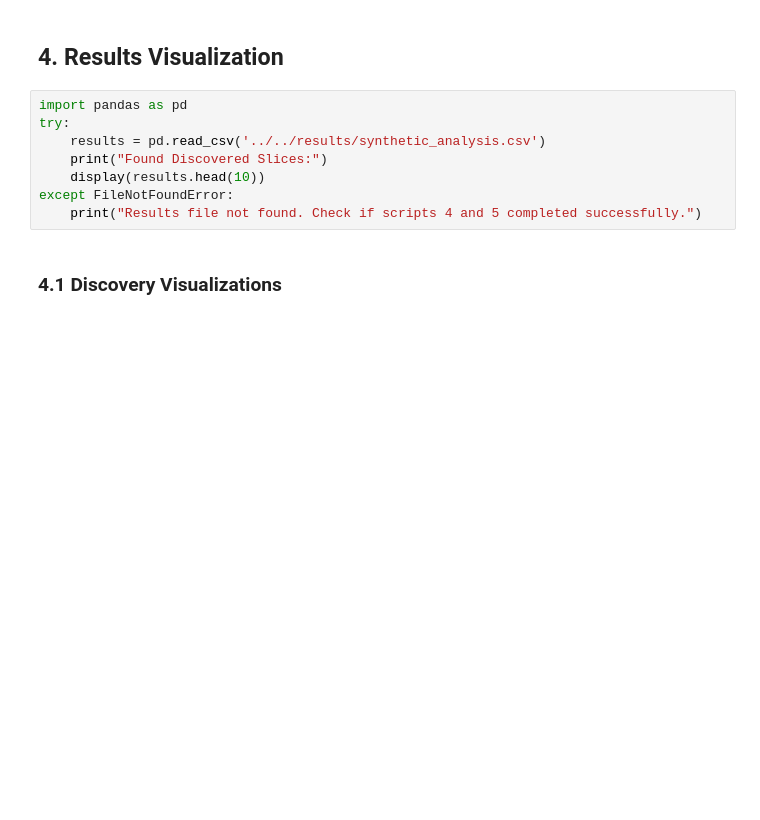
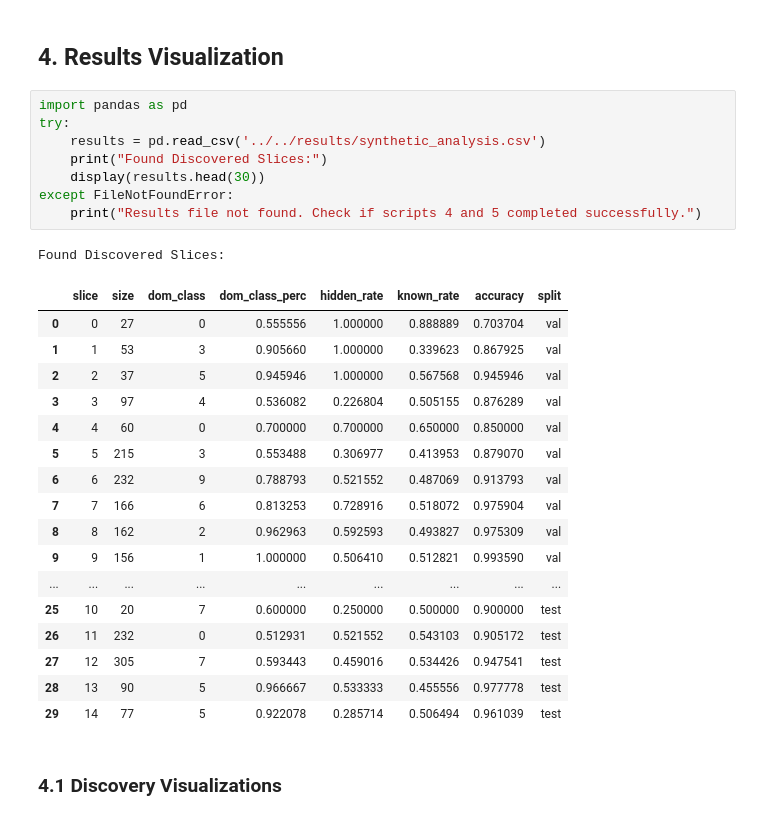
Before and after one commit to stu-rdy/uncover_hidden_stratification, a Jupyter notebook: experiments/synthetic/notebooks/reproduce_synthetic.ipynb, the cells around one changed output. Saved outputs shown, nothing was run; the diff lists cells and outputs as text; blank space fills up the shorter version.

```diff
--- a/experiments/synthetic/notebooks/reproduce_synthetic.ipynb
+++ b/experiments/synthetic/notebooks/reproduce_synthetic.ipynb
@@ -73,11 +158,30 @@ CONFIG = "configs/colab_config.yaml"
 # %%
 import pandas as pd
 try:
     results = pd.read_csv('../../results/synthetic_analysis.csv')
     print("Found Discovered Slices:")
-    display(results.head(10))
+    display(results.head(30))
 except FileNotFoundError:
     print("Results file not found. Check if scripts 4 and 5 completed successfully.")
+# %% [output]
+Found Discovered Slices:
+|  | slice | size | dom_class | dom_class_perc | hidden_rate | known_rate | accuracy | split |
+| 0 | 0 | 27 | 0 | 0.555556 | 1.000000 | 0.888889 | 0.703704 | val |
+| 1 | 1 | 53 | 3 | 0.905660 | 1.000000 | 0.339623 | 0.867925 | val |
+| 2 | 2 | 37 | 5 | 0.945946 | 1.000000 | 0.567568 | 0.945946 | val |
+| 3 | 3 | 97 | 4 | 0.536082 | 0.226804 | 0.505155 | 0.876289 | val |
+| 4 | 4 | 60 | 0 | 0.700000 | 0.700000 | 0.650000 | 0.850000 | val |
+| 5 | 5 | 215 | 3 | 0.553488 | 0.306977 | 0.413953 | 0.879070 | val |
+| 6 | 6 | 232 | 9 | 0.788793 | 0.521552 | 0.487069 | 0.913793 | val |
+| 7 | 7 | 166 | 6 | 0.813253 | 0.728916 | 0.518072 | 0.975904 | val |
+| 8 | 8 | 162 | 2 | 0.962963 | 0.592593 | 0.493827 | 0.975309 | val |
+| 9 | 9 | 156 | 1 | 1.000000 | 0.506410 | 0.512821 | 0.993590 | val |
+| ... | ... | ... | ... | ... | ... | ... | ... | ... |
+| 25 | 10 | 20 | 7 | 0.600000 | 0.250000 | 0.500000 | 0.900000 | test |
+| 26 | 11 | 232 | 0 | 0.512931 | 0.521552 | 0.543103 | 0.905172 | test |
+| 27 | 12 | 305 | 7 | 0.593443 | 0.459016 | 0.534426 | 0.947541 | test |
+| 28 | 13 | 90 | 5 | 0.966667 | 0.533333 | 0.455556 | 0.977778 | test |
+| 29 | 14 | 77 | 5 | 0.922078 | 0.285714 | 0.506494 | 0.961039 | test |
 # %% [markdown]
 ### 4.1 Discovery Visualizations
 # %%
```
Also changed, not shown: parts of 9 cells of this notebook.
